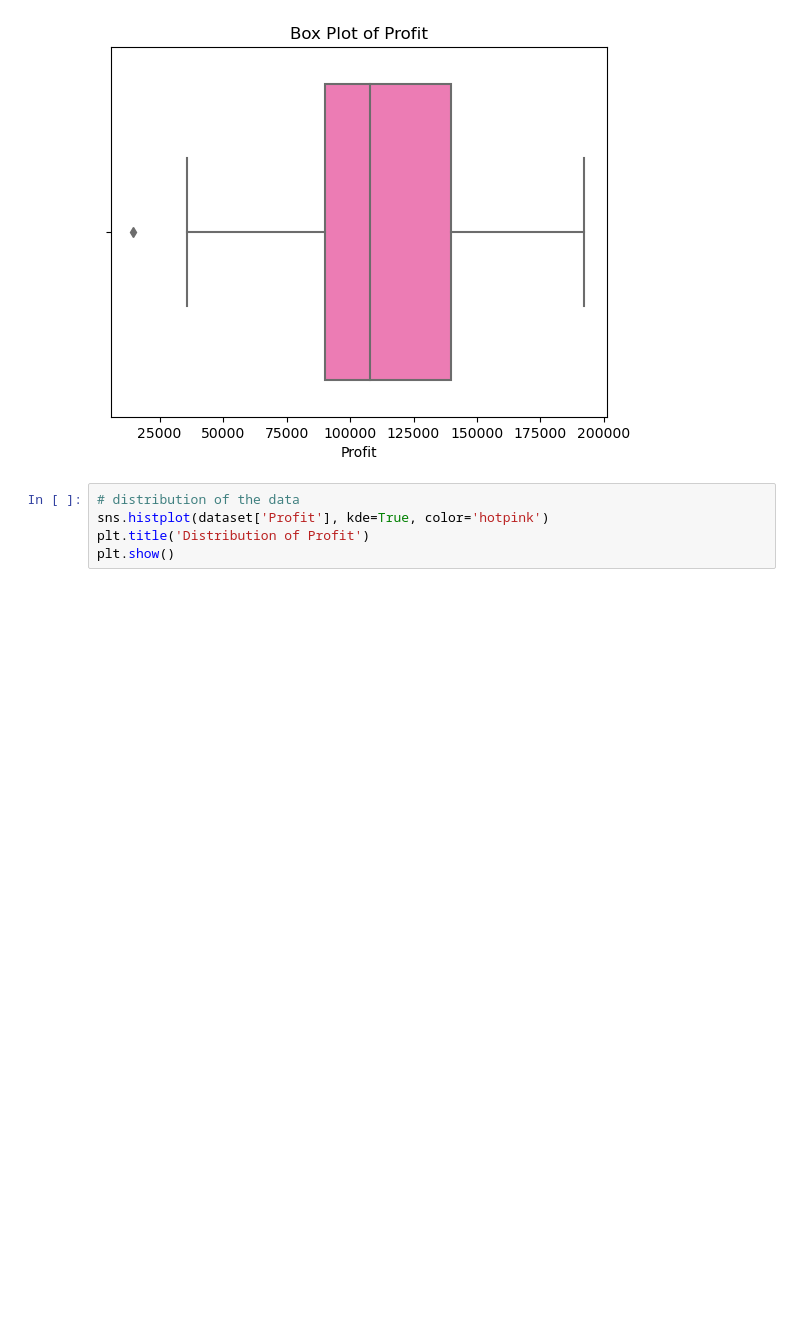
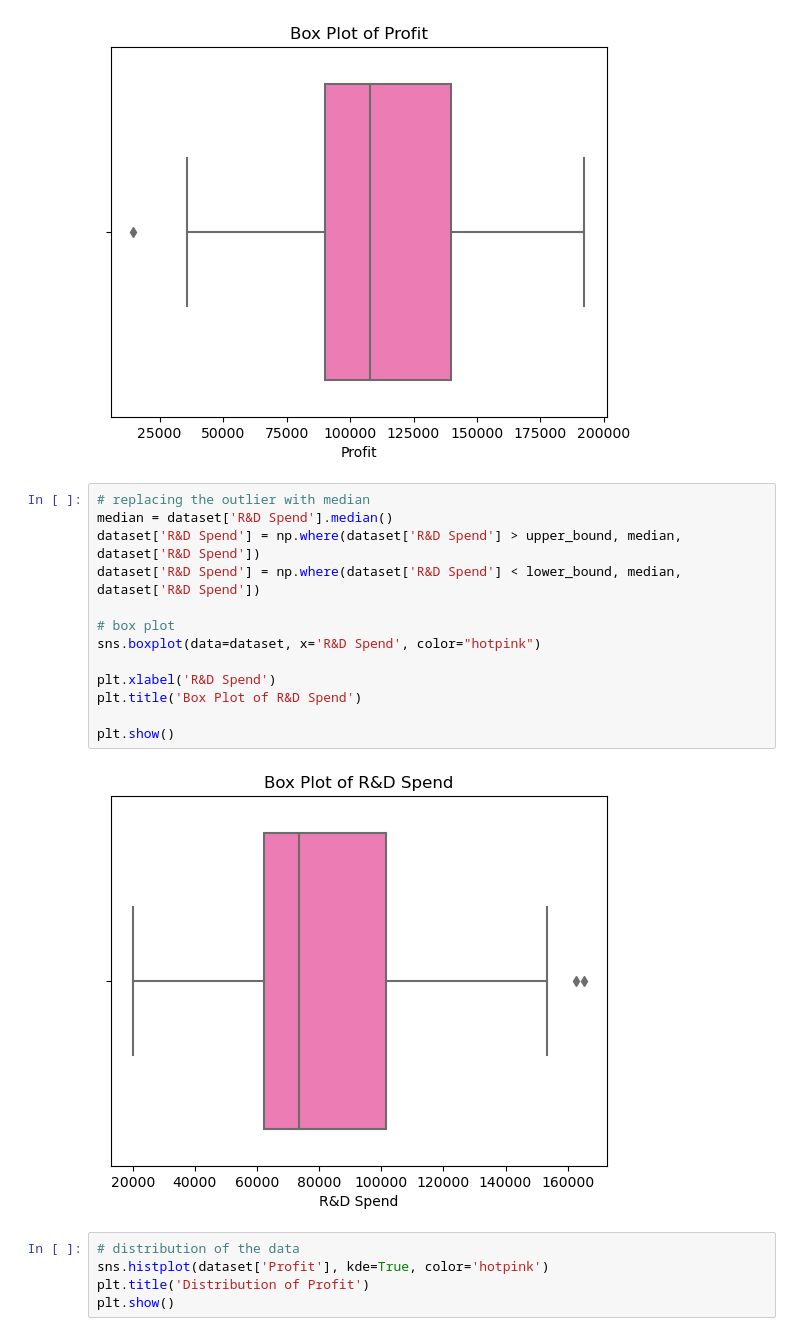
Before and after one commit to xizzax/Predictions-of-Startup-Profits, a Jupyter notebook: project.ipynb, the cells around one changed output. Saved outputs shown, nothing was run; the diff lists cells and outputs as text; blank space fills up the shorter version.

```diff
--- a/project.ipynb
+++ b/project.ipynb
@@ -321,6 +321,21 @@ plt.title('Box Plot of Profit')
 plt.show()
 # %% [output]
 [figure]
+# %%
+# replacing the outlier with median
+median = dataset['R&D Spend'].median()
+dataset['R&D Spend'] = np.where(dataset['R&D Spend'] > upper_bound, median, dataset['R&D Spend'])
+dataset['R&D Spend'] = np.where(dataset['R&D Spend'] < lower_bound, median, dataset['R&D Spend'])
+
+# box plot
+sns.boxplot(data=dataset, x='R&D Spend', color="hotpink")
+
+plt.xlabel('R&D Spend')
+plt.title('Box Plot of R&D Spend')
+
+plt.show()
+# %% [output]
+[figure, added]
 # %%
 # distribution of the data
 sns.histplot(dataset['Profit'], kde=True, color='hotpink')
```
Also changed, not shown: parts of 32 cells of this notebook.
